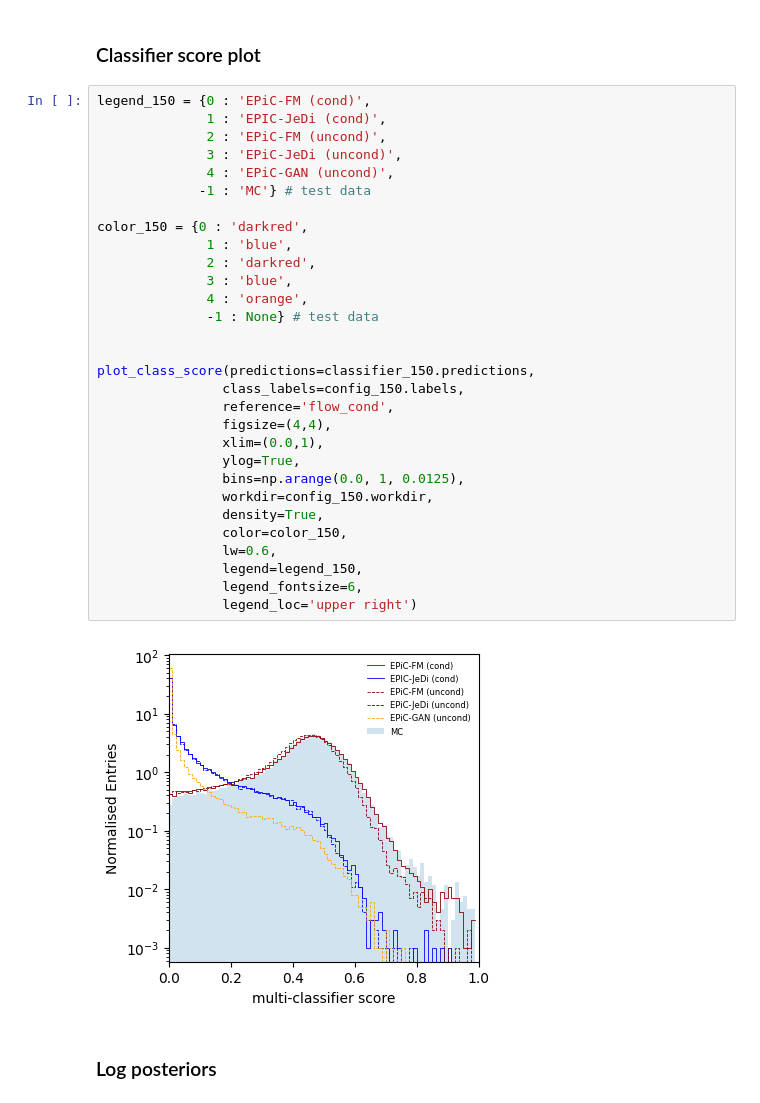
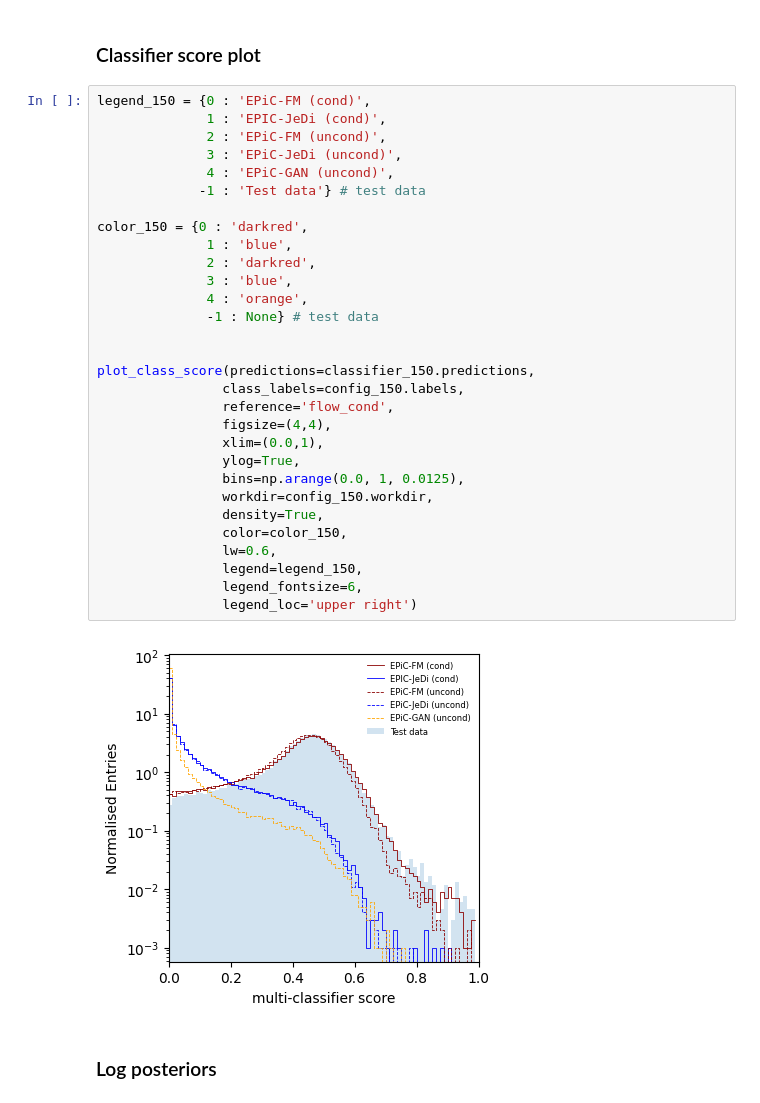
Before and after one commit to dfaroughy/ClassifierMetric, a Jupyter notebook: notebooks/evaluate.ipynb, the cells around one changed output. Saved outputs shown, nothing was run; the diff lists cells and outputs as text.

```diff
--- a/notebooks/evaluate.ipynb
+++ b/notebooks/evaluate.ipynb
@@ -120,35 +120,35 @@ To enable the following instructions: AVX2 AVX512F FMA, in other operations, reb
 # %%
 legend_150 = {0 : 'EPiC-FM (cond)',
               1 : 'EPIC-JeDi (cond)',
               2 : 'EPiC-FM (uncond)',
               3 : 'EPiC-JeDi (uncond)',
               4 : 'EPiC-GAN (uncond)',
-             -1 : 'MC'} # test data
+             -1 : 'Test data'} # test data
 
 color_150 = {0 : 'darkred',
               1 : 'blue',
               2 : 'darkred',
               3 : 'blue',
               4 : 'orange',
               -1 : None} # test data
 
 
 plot_class_score(predictions=classifier_150.predictions,
                 class_labels=config_150.labels,
                 reference='flow_cond',
                 figsize=(4,4),
                 xlim=(0.0,1),
                 ylog=True,
                 bins=np.arange(0.0, 1, 0.0125),
                 workdir=config_150.workdir,
                 density=True,
                 color=color_150,
                 lw=0.6,
                 legend=legend_150,
                 legend_fontsize=6,
                 legend_loc='upper right')
 # %% [output]
-[figure, old version]
+[figure, new version]
 # %% [markdown]
 ### Log posteriors
 # %%
```
Also changed, not shown: parts of 2 cells of this notebook.
